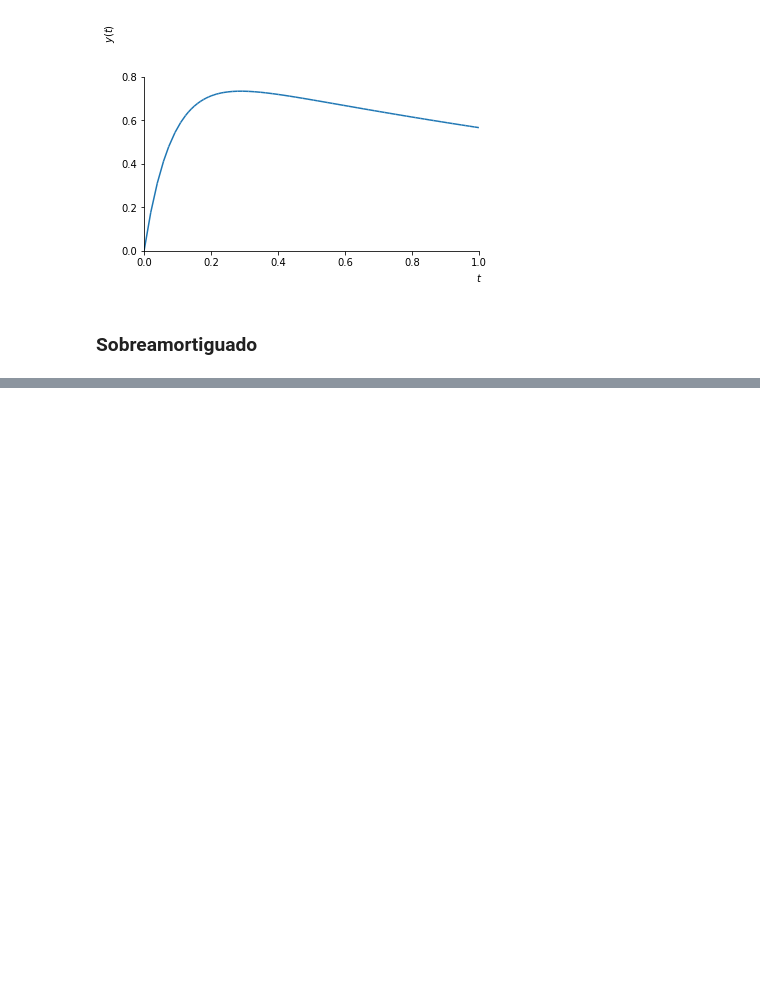
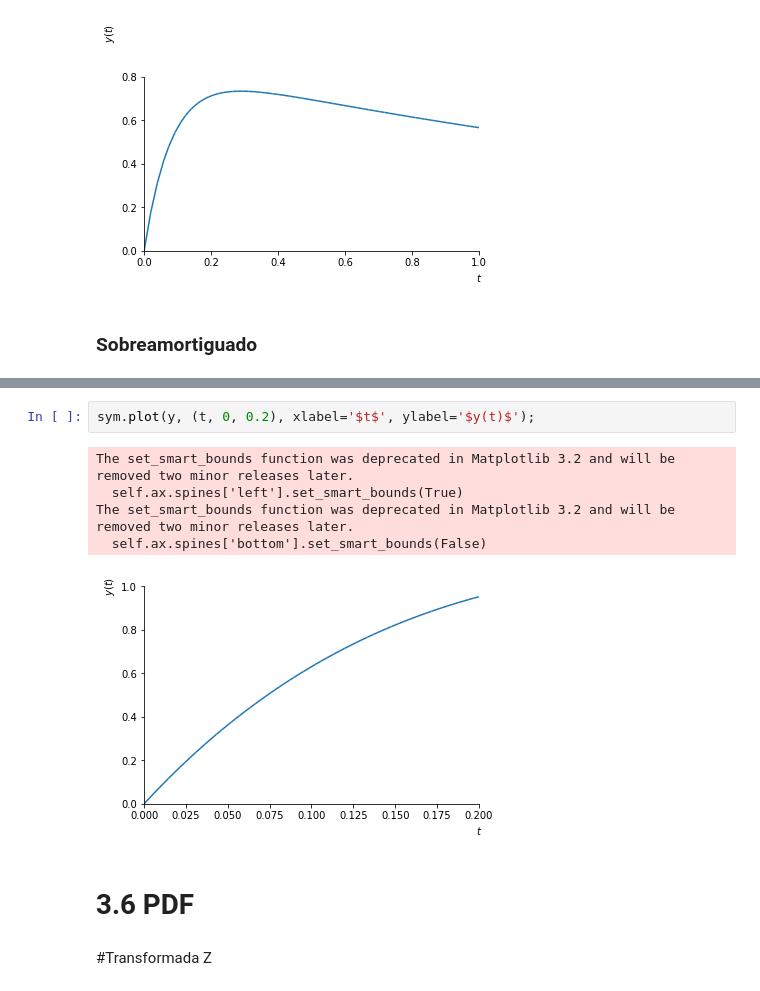
Before and after one commit to enaranjom/SySTaller, a Jupyter notebook: Taller3_EstebanNaranjoM.ipynb, the cells around one changed output, grey strips where cells are left out. Cells and saved outputs as stored; diff of their text form; blank space fills up the shorter version.

```diff
--- a/Taller3_EstebanNaranjoM.ipynb
+++ b/Taller3_EstebanNaranjoM.ipynb
@@ -542,0 +558,12 @@ The set_smart_bounds function was deprecated in Matplotlib 3.2 and will be remov
+# %%
+sym.plot(y, (t, 0, 0.2), xlabel='$t$', ylabel='$y(t)$');
+# %% [output]
+The set_smart_bounds function was deprecated in Matplotlib 3.2 and will be removed two minor releases later.
+  self.ax.spines['left'].set_smart_bounds(True)
+The set_smart_bounds function was deprecated in Matplotlib 3.2 and will be removed two minor releases later.
+  self.ax.spines['bottom'].set_smart_bounds(False)
+[figure, added]
+# %% [markdown]
+# 3.6 PDF
+# %% [markdown]
+#Transformada Z
```
Also changed, not shown: parts of 13 cells of this notebook.
